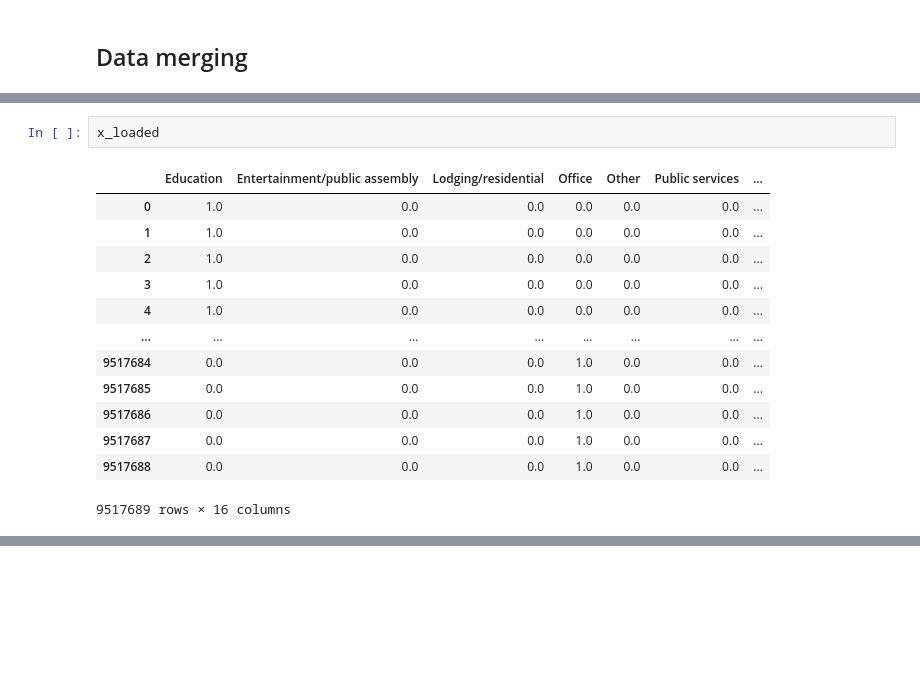
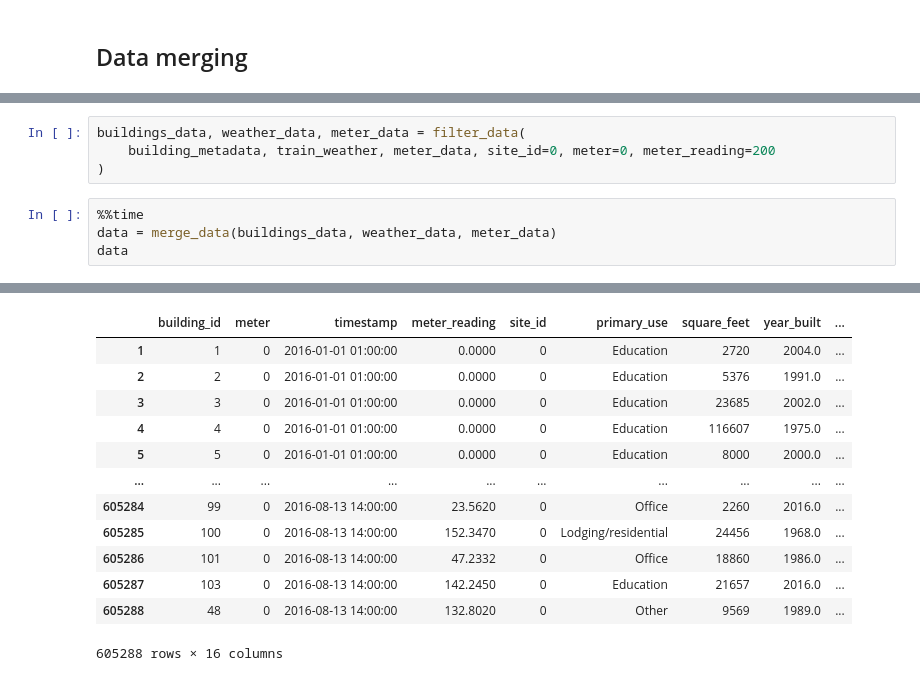
Before and after one commit to dmitana/fiit_knowledge_discovery_project, a Jupyter notebook: notebooks/preprocessing.ipynb, the cells around one changed output, grey strips where cells are left out. Drawn from its saved outputs; the diff is of its cells as text; blank space fills up the shorter version.

```diff
--- a/notebooks/preprocessing.ipynb
+++ b/notebooks/preprocessing.ipynb
@@ -942,16 +519,9 @@ Wall time: 32.6 s
-# %%
-x_loaded
-# %% [output]
-|  | Education | Entertainment/public assembly | Lodging/residential | Office | Other | Public services | ... |
-| 0 | 1.0 | 0.0 | 0.0 | 0.0 | 0.0 | 0.0 | ... |
-| 1 | 1.0 | 0.0 | 0.0 | 0.0 | 0.0 | 0.0 | ... |
-| 2 | 1.0 | 0.0 | 0.0 | 0.0 | 0.0 | 0.0 | ... |
-| 3 | 1.0 | 0.0 | 0.0 | 0.0 | 0.0 | 0.0 | ... |
-| 4 | 1.0 | 0.0 | 0.0 | 0.0 | 0.0 | 0.0 | ... |
-| ... | ... | ... | ... | ... | ... | ... | ... |
-| 9517684 | 0.0 | 0.0 | 0.0 | 1.0 | 0.0 | 0.0 | ... |
-| 9517685 | 0.0 | 0.0 | 0.0 | 1.0 | 0.0 | 0.0 | ... |
-| 9517686 | 0.0 | 0.0 | 0.0 | 1.0 | 0.0 | 0.0 | ... |
-| 9517687 | 0.0 | 0.0 | 0.0 | 1.0 | 0.0 | 0.0 | ... |
-| 9517688 | 0.0 | 0.0 | 0.0 | 1.0 | 0.0 | 0.0 | ... |
-9517689 rows × 16 columns
+# %%
+buildings_data, weather_data, meter_data = filter_data(
+    building_metadata, train_weather, meter_data, site_id=0, meter=0, meter_reading=200
+)
+# %%
+%%time
+data = merge_data(buildings_data, weather_data, meter_data)
+data
+# %% [output]
@@ -957,0 +530,13 @@ x_loaded
+|  | building_id | meter | timestamp | meter_reading | site_id | primary_use | square_feet | year_built | ... |
+| 1 | 1 | 0 | 2016-01-01 01:00:00 | 0.0000 | 0 | Education | 2720 | 2004.0 | ... |
+| 2 | 2 | 0 | 2016-01-01 01:00:00 | 0.0000 | 0 | Education | 5376 | 1991.0 | ... |
+| 3 | 3 | 0 | 2016-01-01 01:00:00 | 0.0000 | 0 | Education | 23685 | 2002.0 | ... |
+| 4 | 4 | 0 | 2016-01-01 01:00:00 | 0.0000 | 0 | Education | 116607 | 1975.0 | ... |
+| 5 | 5 | 0 | 2016-01-01 01:00:00 | 0.0000 | 0 | Education | 8000 | 2000.0 | ... |
+| ... | ... | ... | ... | ... | ... | ... | ... | ... | ... |
+| 605284 | 99 | 0 | 2016-08-13 14:00:00 | 23.5620 | 0 | Office | 2260 | 2016.0 | ... |
+| 605285 | 100 | 0 | 2016-08-13 14:00:00 | 152.3470 | 0 | Lodging/residential | 24456 | 1968.0 | ... |
+| 605286 | 101 | 0 | 2016-08-13 14:00:00 | 47.2332 | 0 | Office | 18860 | 1986.0 | ... |
+| 605287 | 103 | 0 | 2016-08-13 14:00:00 | 142.2450 | 0 | Education | 21657 | 2016.0 | ... |
+| 605288 | 48 | 0 | 2016-08-13 14:00:00 | 132.8020 | 0 | Other | 9569 | 1989.0 | ... |
+605288 rows × 16 columns
```
Also changed, not shown: parts of 53 cells of this notebook.
